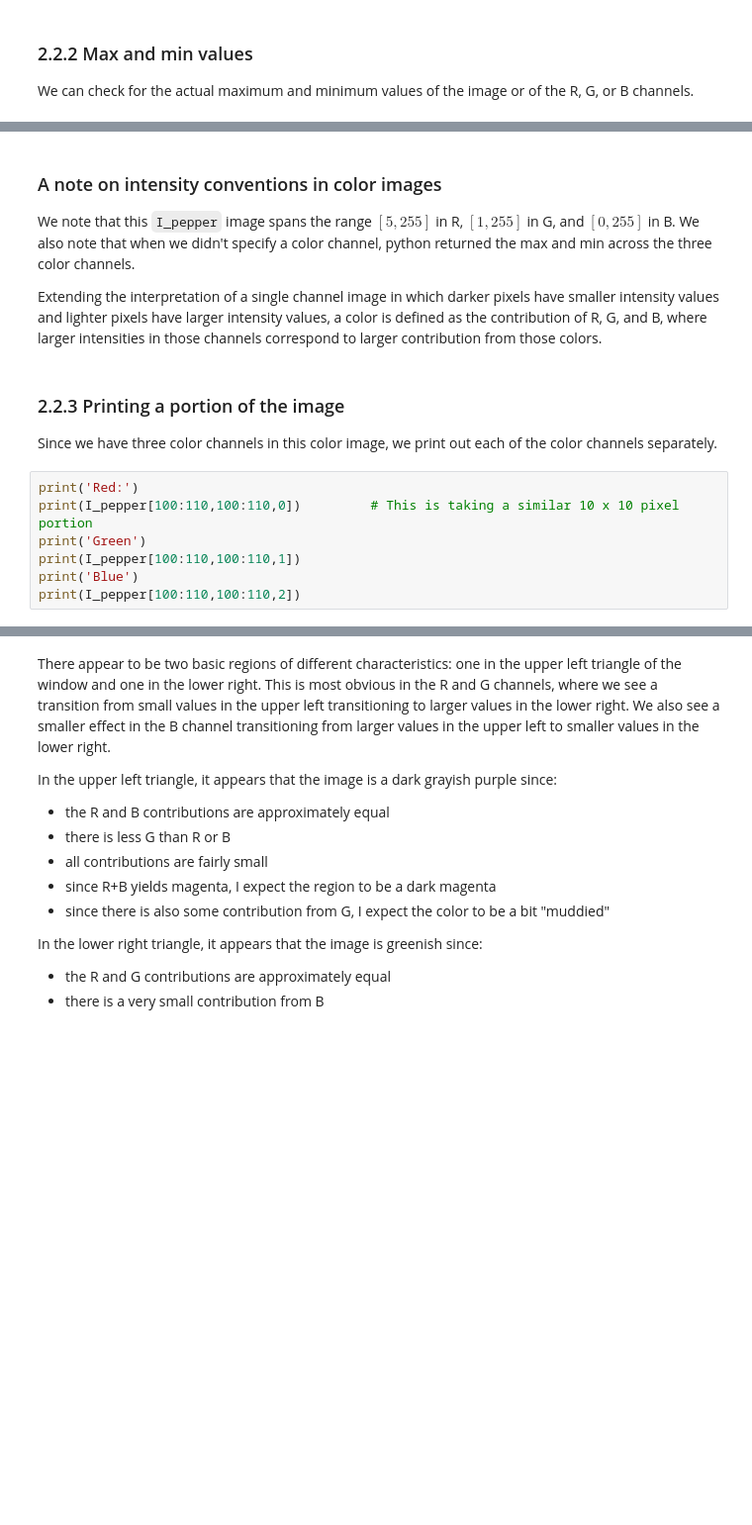
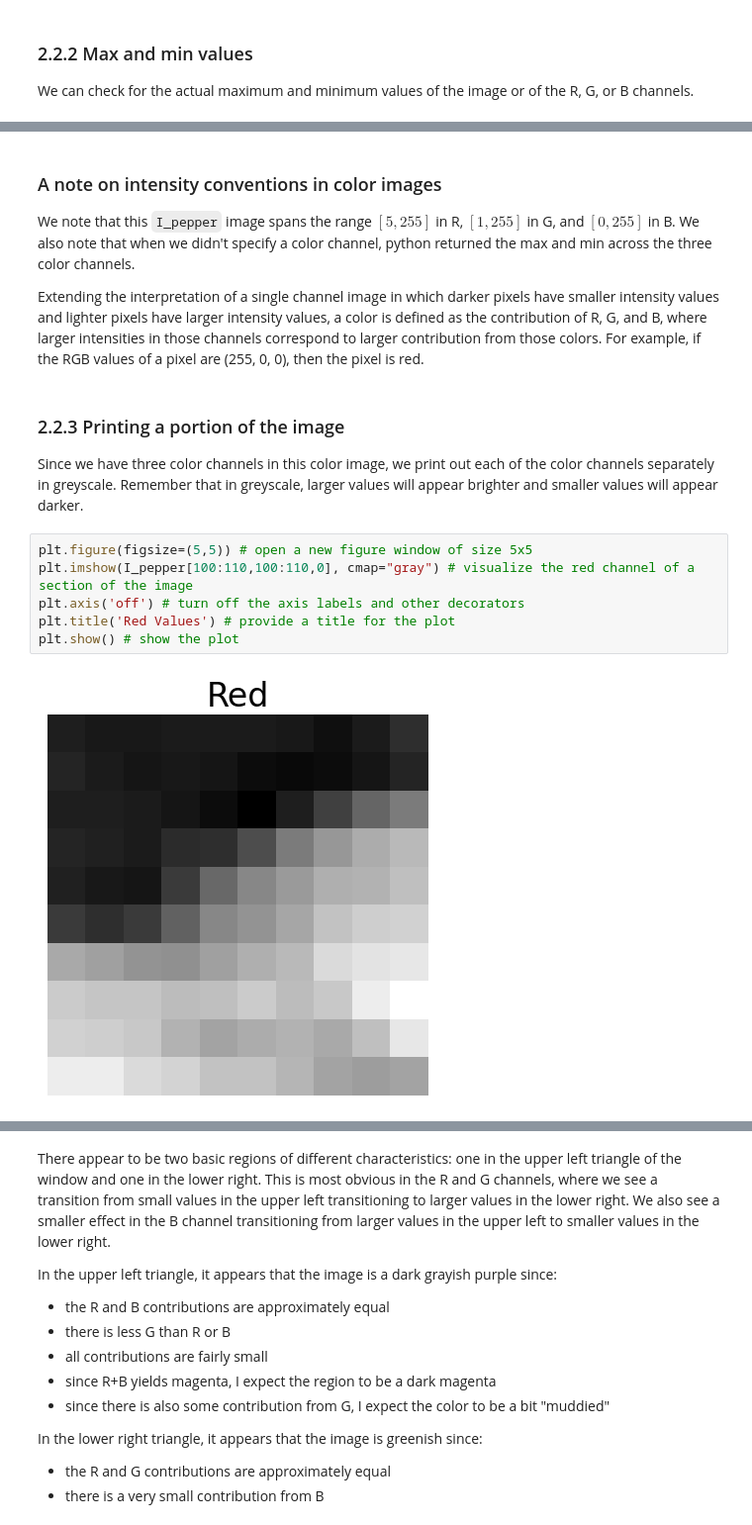
Before and after one commit to ISUgenomics/geospatialworkbook, a Jupyter notebook: tutorials/Tutorial1_Image_Processing_Essentials_Boucheron.ipynb, the cells around one changed output, grey strips where cells are left out. Shown at 99% size. Drawn from its saved outputs; the diff is of its cells as text; blank space fills up the shorter version.

Commit message:
Finished section 2, started section 3

````diff
--- a/tutorials/Tutorial1_Image_Processing_Essentials_Boucheron.ipynb
+++ b/tutorials/Tutorial1_Image_Processing_Essentials_Boucheron.ipynb
@@ -331,14 +357,15 @@ print('    Max: '+str(I_pepper[:,:,2].max()))
 ### A note on intensity conventions in color images
 We note that this ```I_pepper``` image spans the range $[5,255]$ in R, $[1,255]$ in G, and $[0,255]$ in B.  We also note that when we didn't specify a color channel, python returned the max and min across the three color channels.
 
-Extending the interpretation of a single channel image in which darker pixels have smaller intensity values and lighter pixels have larger intensity values, a color is defined as the contribution of R, G, and B, where larger intensities in those channels correspond to larger contribution from those colors.
+Extending the interpretation of a single channel image in which darker pixels have smaller intensity values and lighter pixels have larger intensity values, a color is defined as the contribution of R, G, and B, where larger intensities in those channels correspond to larger contribution from those colors. For example, if the RGB values of a pixel are (255, 0, 0), then the pixel is red.
 # %% [markdown]
 ### 2.2.3 Printing a portion of the image
-Since we have three color channels in this color image, we print out each of the color channels separately.
+Since we have three color channels in this color image, we print out each of the color channels separately in greyscale. Remember that in greyscale, larger values will appear brighter and smaller values will appear darker.
-# %%
-print('Red:')
-print(I_pepper[100:110,100:110,0])         # This is taking a similar 10 x 10 pixel portion
-print('Green')
-print(I_pepper[100:110,100:110,1])
-print('Blue')
-print(I_pepper[100:110,100:110,2])
+# %%
+plt.figure(figsize=(5,5)) # open a new figure window of size 5x5
+plt.imshow(I_pepper[100:110,100:110,0], cmap="gray") # visualize the red channel of a section of the image
+plt.axis('off') # turn off the axis labels and other decorators
+plt.title('Red Values') # provide a title for the plot
+plt.show() # show the plot
+# %% [output]
+[figure, added]
````
Also changed, not shown: parts of 29 cells of this notebook.
